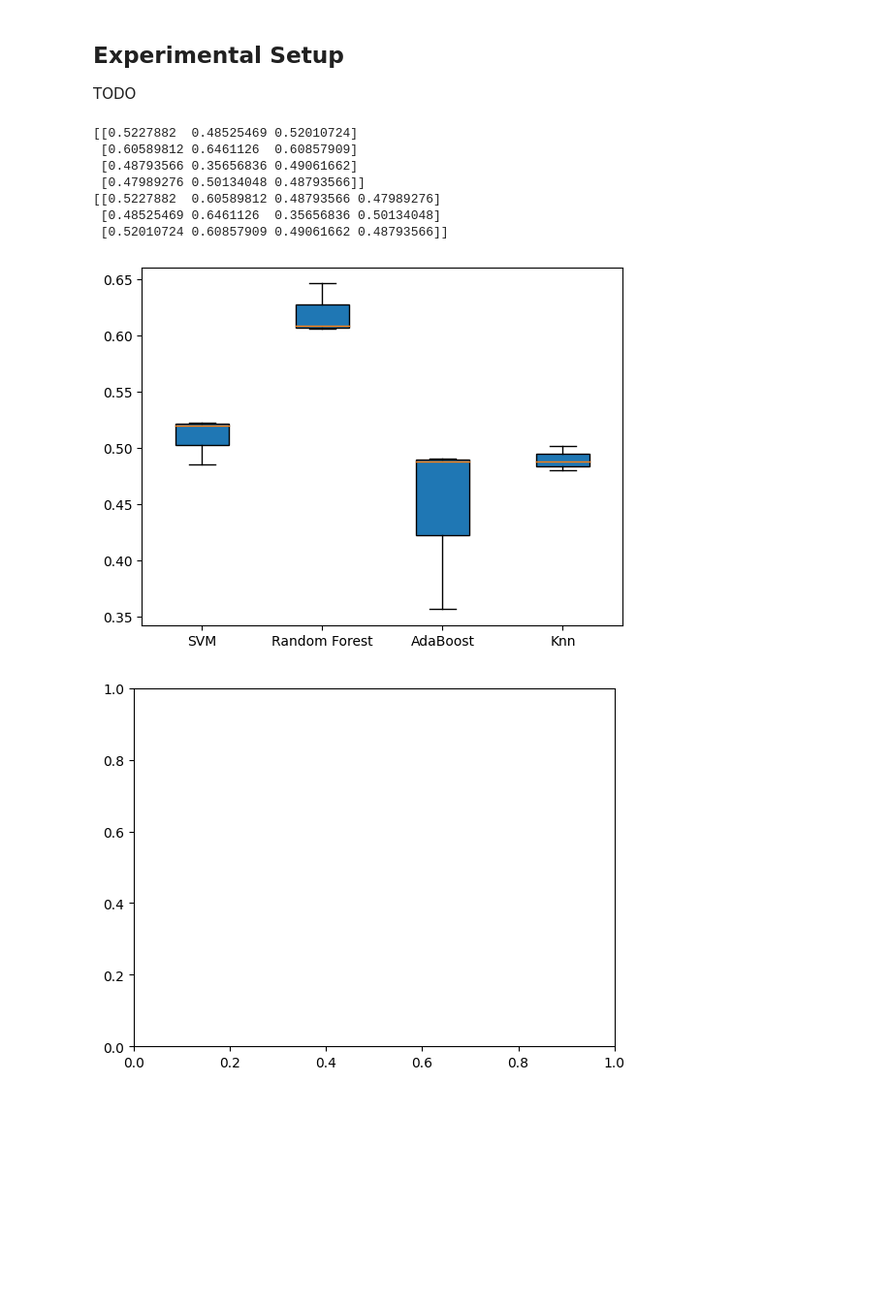
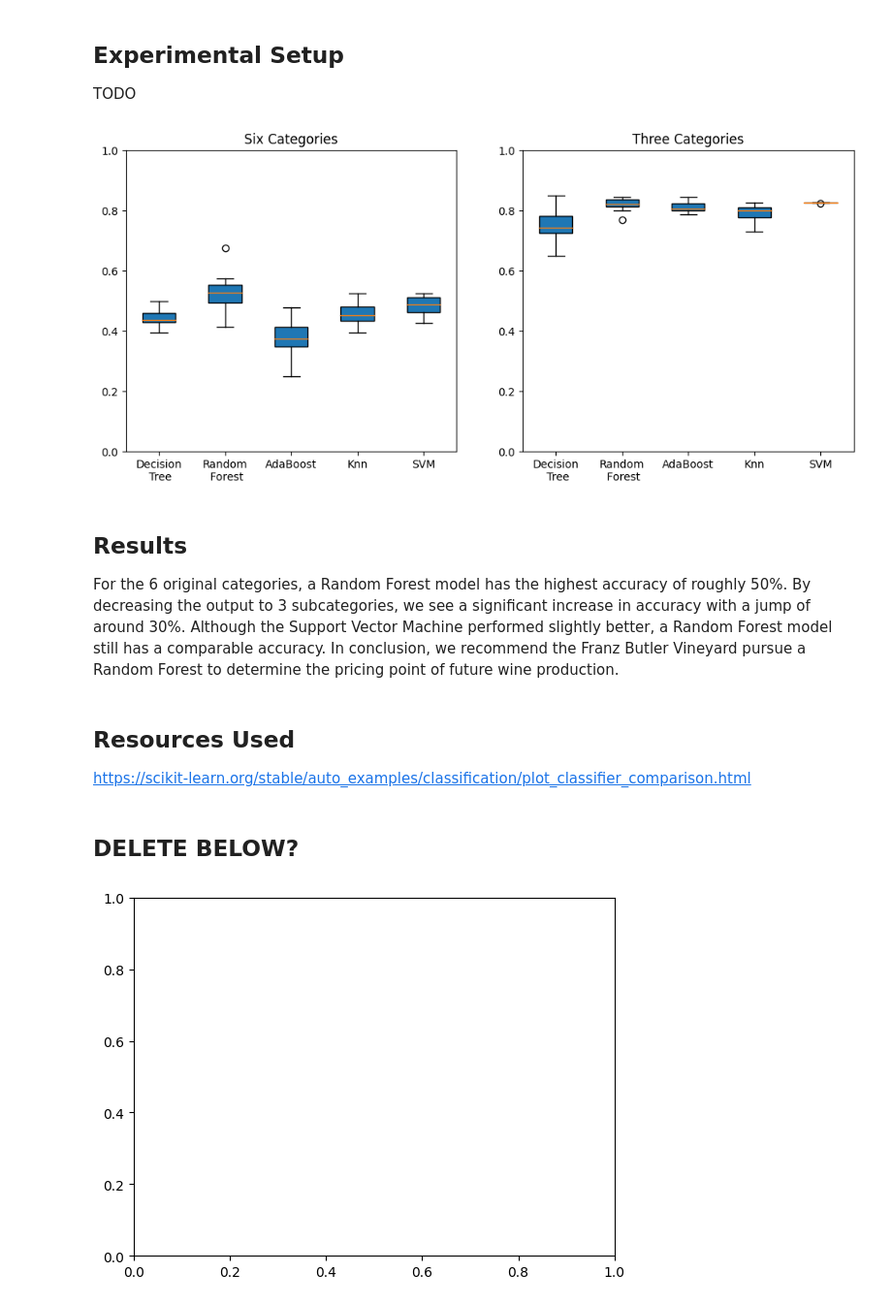
Before and after one commit to Emmafranz/PAML_1, a Jupyter notebook: Assignment1.ipynb, the cells around one changed output. Shown at 97% size. Cells and saved outputs as stored; diff of their text form; code cells hidden in the pictures; blank space fills up the shorter version.

```diff
--- a/Assignment1.ipynb
+++ b/Assignment1.ipynb
@@ -48,6 +45,25 @@ df.head()
 | 3 | 11.2 | 0.28 | 0.56 | 1.9 | 0.075 | 17.0 | ... |
 | 4 | 7.4 | 0.70 | 0.00 | 1.9 | 0.076 | 11.0 | ... |
 # %%
+
+# Create subcategories for y data and count frequency
+y_threecat = (y - 1) // 2 # if 3-4 then 1-Box, if 5-6 then 2-Good, if 7-8 then 3-Fancy
+names_threecat = ["Box", "Good", "Fancy"]
+print(y_threecat)
 d = collections.Counter(y)
+d_threecat = collections.Counter(y_threecat)
+
+# Plot
+fig = plt.figure(figsize=(12,3))
+plt.subplot(121)
 plt.bar(d.keys(), d.values())
+plt.title("6 Categories")
+plt.xlabel("Category")
+plt.ylabel("Frequency")
+ax = plt.subplot(122)
+plt.bar(d_threecat.keys(), d_threecat.values(), width=.25)
+plt.title("3 Subcategories")
+plt.xlabel("Category")
+plt.ylabel("Frequency")
+ax.set_xticks([1,2,3], names_threecat)
 # %% [output]
@@ -59,51 +78,61 @@ plt.bar(d.keys(), d.values())
 TODO
 # %%
 # ML Estimators to test
-names = ["Decision Tree",
-         "Random Forest",
+names = ["Decision\n Tree",
+         "Random\n Forest",
          "AdaBoost",
          "Knn",
          "SVM"
          ]
 estimators = [tree.DecisionTreeClassifier(),
               RandomForestClassifier(),
               AdaBoostClassifier(),
               KNeighborsClassifier(),
               SVC()
               ]
 
-num_est = len(estimators)
-num_kfolds = 3
+num_kfolds = 10
+
+# Split data (if needed)
+X_train = X
+y_train = y
+#X_train, X_test, y_train, y_test = train_test_split(X,y, test_size = .30, random_state = 101)
+
+# Try 3 category approach
+y_train_threecat = y_threecat
+#y_test_threecat = (y_test - 1) // 2
 
 # Initilize storge for accuaccy measure
+num_est = len(estimators)
 acc = np.zeros([num_est, num_kfolds])
+acc_threecat = np.zeros([num_est, num_kfolds])
 
 # Run CV for each estimator and gather accuracy scores
 for name, est in zip(names, estimators):
     acc[estimators.index(est), :] = cross_val_score(est, X_train, y_train, cv=num_kfolds)
+    acc_threecat[estimators.index(est), :] = cross_val_score(est, X_train, y_train_threecat, cv=num_kfolds)
 
-print(acc)
-print(acc.T)
 # Plot results
-
-fig = plt.figure()
+fig = plt.figure(figsize=(12,5))
+plt.subplot(121)
 plt.boxplot(acc.T, patch_artist=True, labels=names)
-#ax1 = fig.add_subplot(111)
-#ax1.scatter(names, mse, c='b', marker='o', label='Mean Squared Error 6 Categories')
-#ax1.scatter(names, avg_acc, c='m', marker='o', label='Accuracy 6 Categores')
-#ax1.scatter(names, mse_threecat, c='b', marker='s', label='Mean Squared Error 3 Categories')
-#ax1.scatter(names, acc_threecat, c='m', marker='s', label='Accuracy 3 Categories')
-#plt.legend(loc='best')
+plt.ylim([0,1])
+plt.title("Six Categories")
+plt.subplot(122)
+plt.boxplot(acc_threecat.T, patch_artist=True, labels=names)
+plt.ylim([0,1])
+plt.title("Three Categories")
 plt.show()
 # %% [output]
-[[0.5227882  0.48525469 0.52010724]
- [0.60589812 0.6461126  0.60857909]
- [0.48793566 0.35656836 0.49061662]
- [0.47989276 0.50134048 0.48793566]]
-[[0.5227882  0.60589812 0.48793566 0.47989276]
- [0.48525469 0.6461126  0.35656836 0.50134048]
- [0.52010724 0.60857909 0.49061662 0.48793566]]
-[figure, old version]
+[figure, new version]
+# %% [markdown]
+## Results
+For the 6 original categories, a Random Forest model has the highest accuracy of roughly 50%. By decreasing the output to 3 subcategories, we see a significant increase in accuracy with a jump of around 30%. Although the Support Vector Machine performed slightly better, a Random Forest model still has a comparable accuracy. In conclusion, we recommend the Franz Butler Vineyard pursue a Random Forest to determine the pricing point of future wine production.
+# %% [markdown]
+## Resources Used
+https://scikit-learn.org/stable/auto_examples/classification/plot_classifier_comparison.html
+# %% [markdown]
+## DELETE BELOW?
 # %%
 # ML Estimators to test
 names = ["SVM",
```
Also changed, not shown: parts of 5 cells of this notebook.
